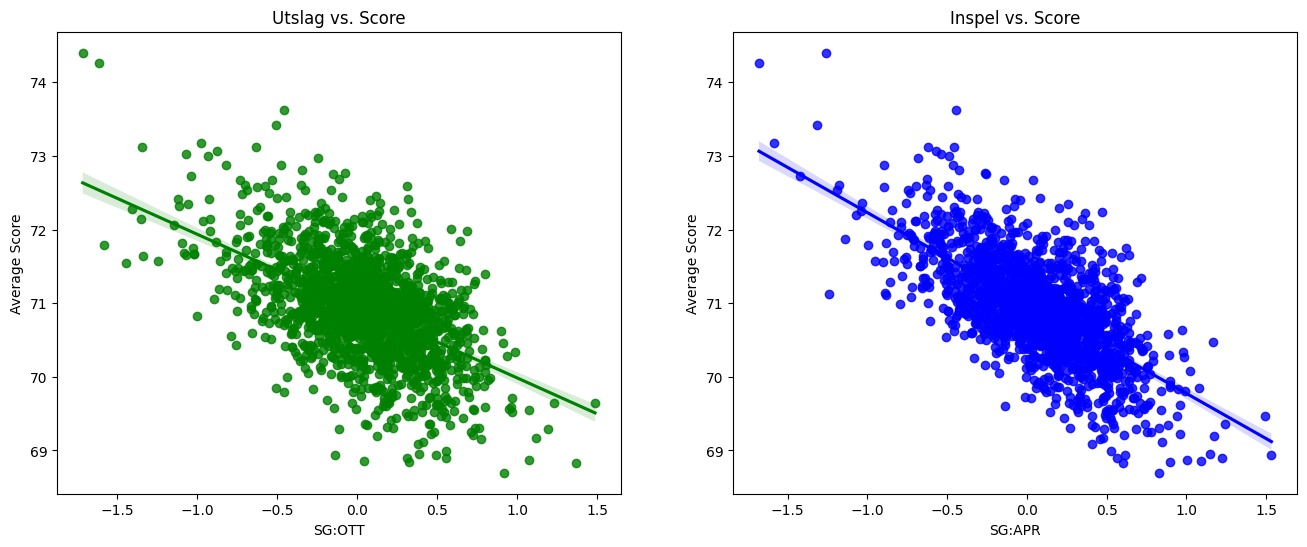
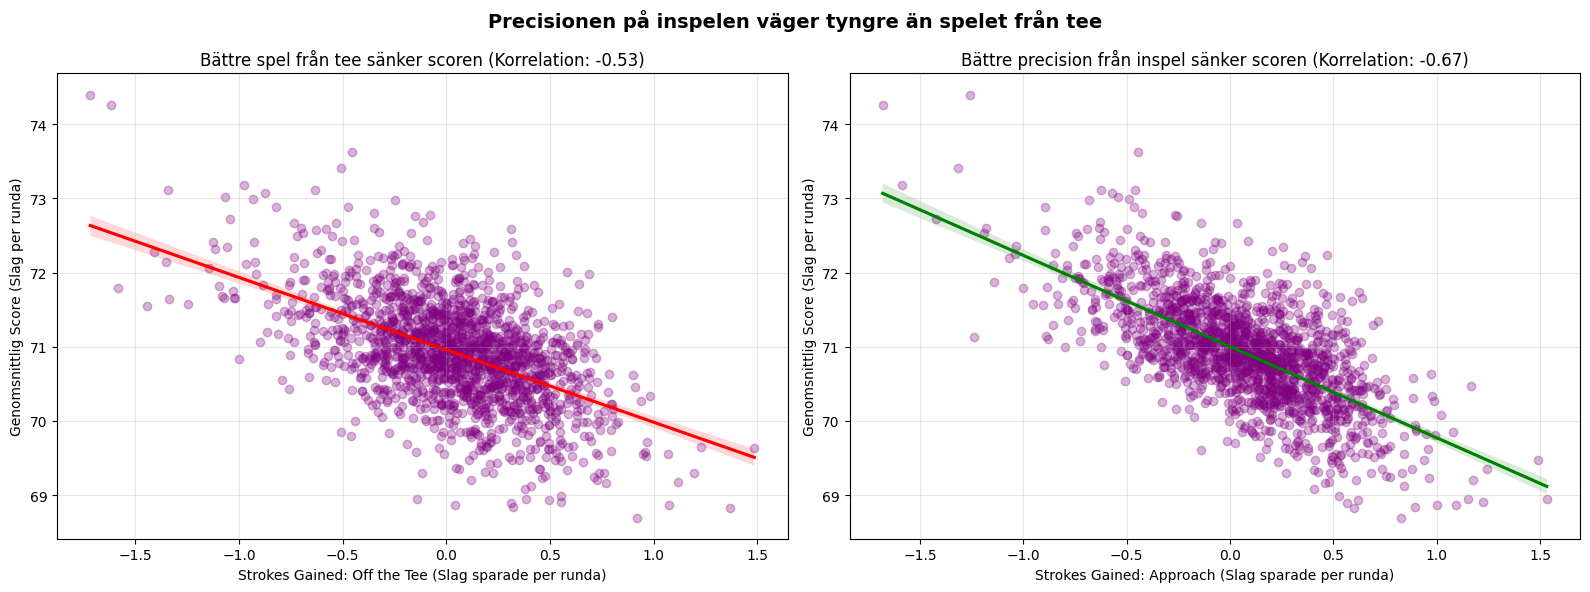
The notebook cell's code change between the first figure and the second:
--- before
+++ after
@@ -1,9 +1,24 @@
+import matplotlib.pyplot as plt
+import seaborn as sns
+
+corr_ott = df['SG:OTT'].corr(df['Average Score'])
+corr_apr = df['SG:APR'].corr(df['Average Score'])
+
 fig, (ax1, ax2) = plt.subplots(1, 2, figsize=(16, 6))
 
-sns.regplot(data=df, x="SG:OTT", y="Average Score", ax=ax1, color="green")
-ax1.set_title("Utslag vs. Score")
+sns.regplot(data=df, x="SG:OTT", y="Average Score", ax=ax1, scatter_kws={"color": "purple", "alpha": 0.3}, line_kws={"color": "red"})
+ax1.set_title(f"Bättre spel från tee sänker scoren (Korrelation: {corr_ott:.2f})")
+ax1.set_xlabel("Strokes Gained: Off the Tee (Slag sparade per runda)")
+ax1.set_ylabel("Genomsnittlig Score (Slag per runda)")
+ax1.grid(True, alpha=0.3)
 
-sns.regplot(data=df, x="SG:APR", y="Average Score", ax=ax2, color="blue")
-ax2.set_title("Inspel vs. Score")
+sns.regplot(data=df, x="SG:APR", y="Average Score", ax=ax2, scatter_kws={"color": "purple", "alpha": 0.3}, line_kws={"color": "green"})
+ax2.set_title(f"Bättre precision från inspel sänker scoren (Korrelation: {corr_apr:.2f})")
+ax2.set_xlabel("Strokes Gained: Approach (Slag sparade per runda)")
+ax2.set_ylabel("Genomsnittlig Score (Slag per runda)")
+ax2.grid(True, alpha=0.3)
 
+fig.suptitle("Precisionen på inspelen väger tyngre än spelet från tee", fontsize=14, fontweight='bold')
+
+plt.tight_layout()
 plt.show()

Commit: cleaned data and improved diagram 3